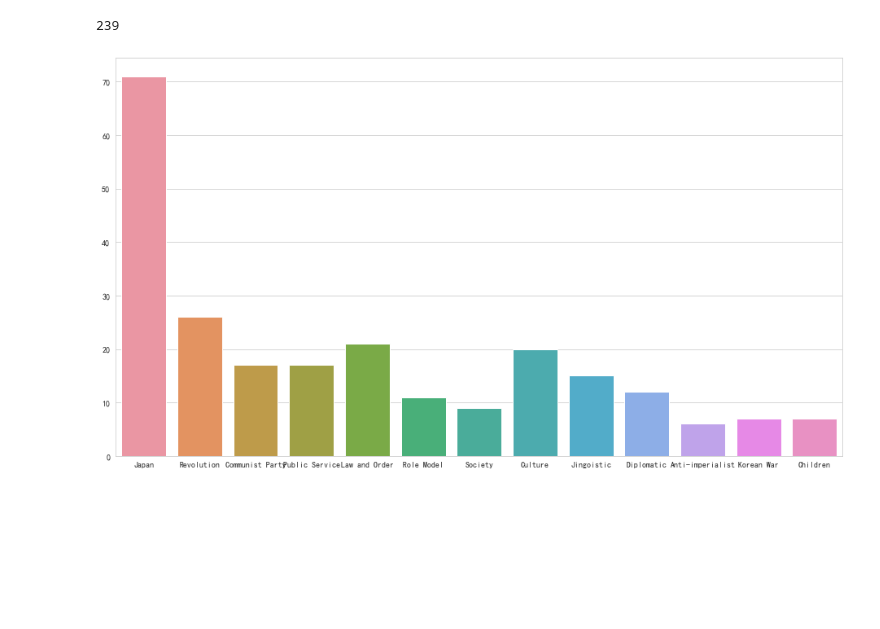
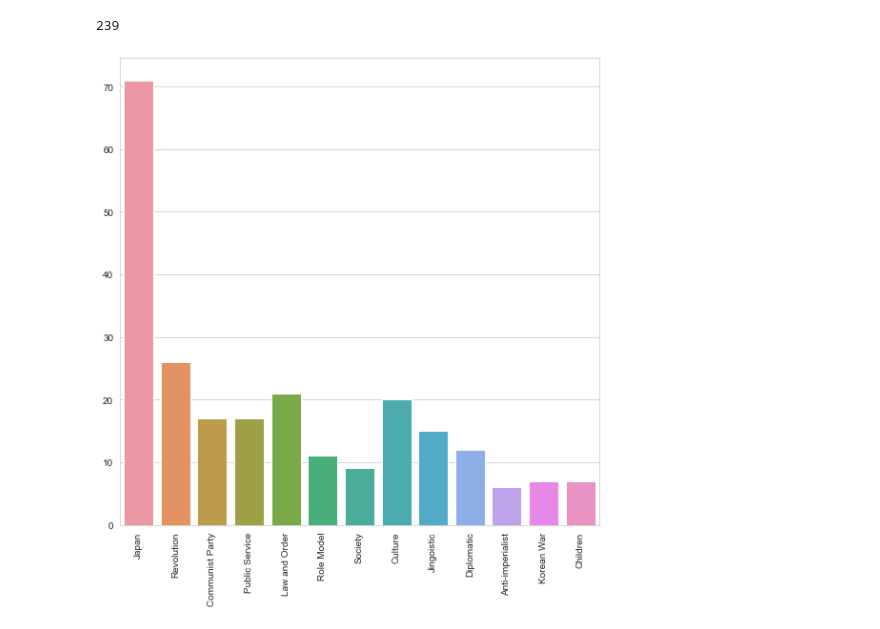
Before and after one commit to contrasting/jingo, a Jupyter notebook: 05c Categorising Propaganda.ipynb, the cells around one changed output. Saved outputs shown, nothing was run; the diff lists cells and outputs as text; code cells hidden in the pictures; blank space fills up the shorter version.

Commit message:
fix chart sizes

```diff
--- a/05c Categorising Propaganda.ipynb
+++ b/05c Categorising Propaganda.ipynb
@@ -149,9 +149,11 @@ with open("./categories.html", "a", encoding="utf-8") as f:
             f.write("<hr>")
 # %%
 categories_freq = pd.Series({k: len(v) for k, v in categories.items()})
+plt.rcParams['figure.figsize'] = 9, 9
+plt.xticks(rotation=90)
 plot = sns.barplot(x=categories_freq.index, y=categories_freq)
 # %% [output]
-[figure, old version]
+[figure, new version]
 # %%
 plot.get_figure().savefig("./charts/propaganda_category.png", dpi=150)
 # %%
```
Also changed, not shown: 3 other files.
